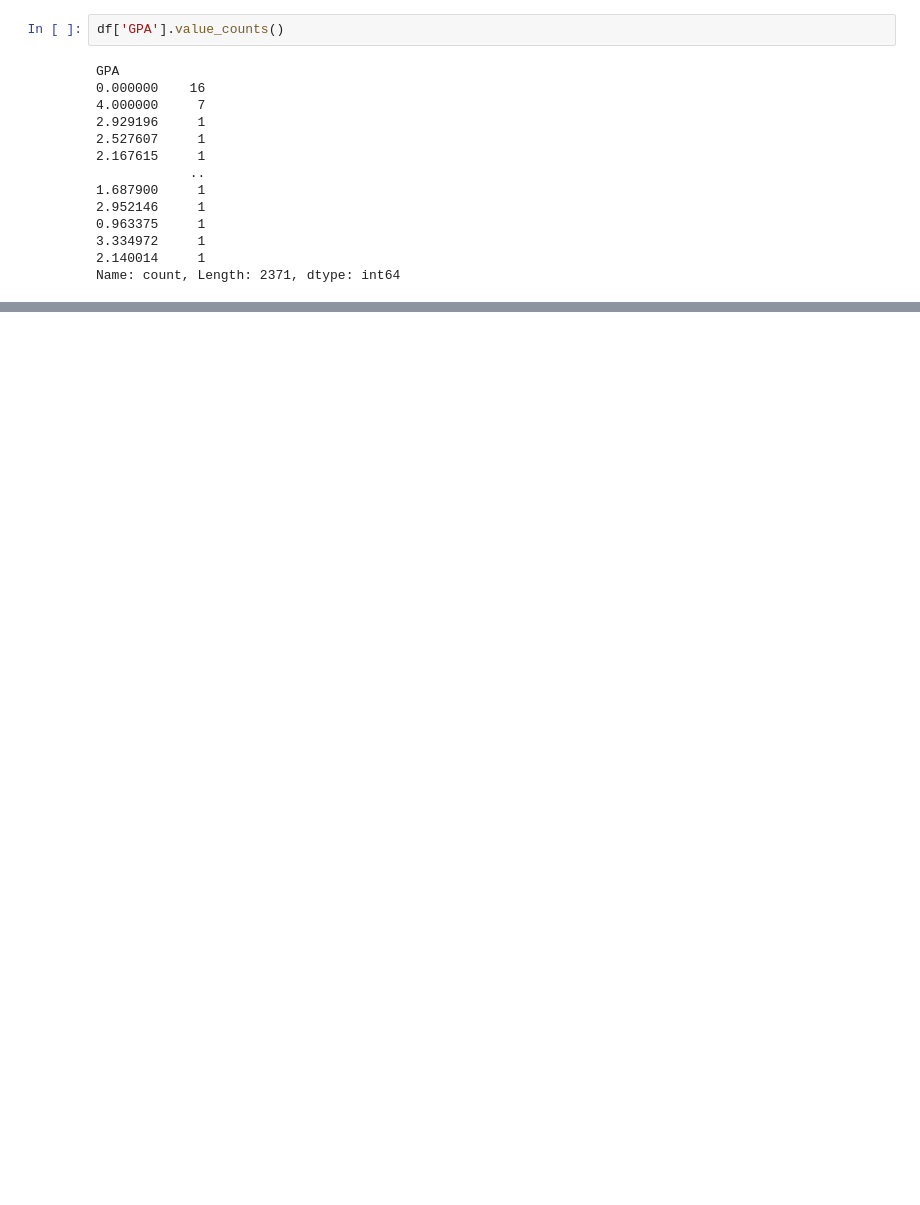
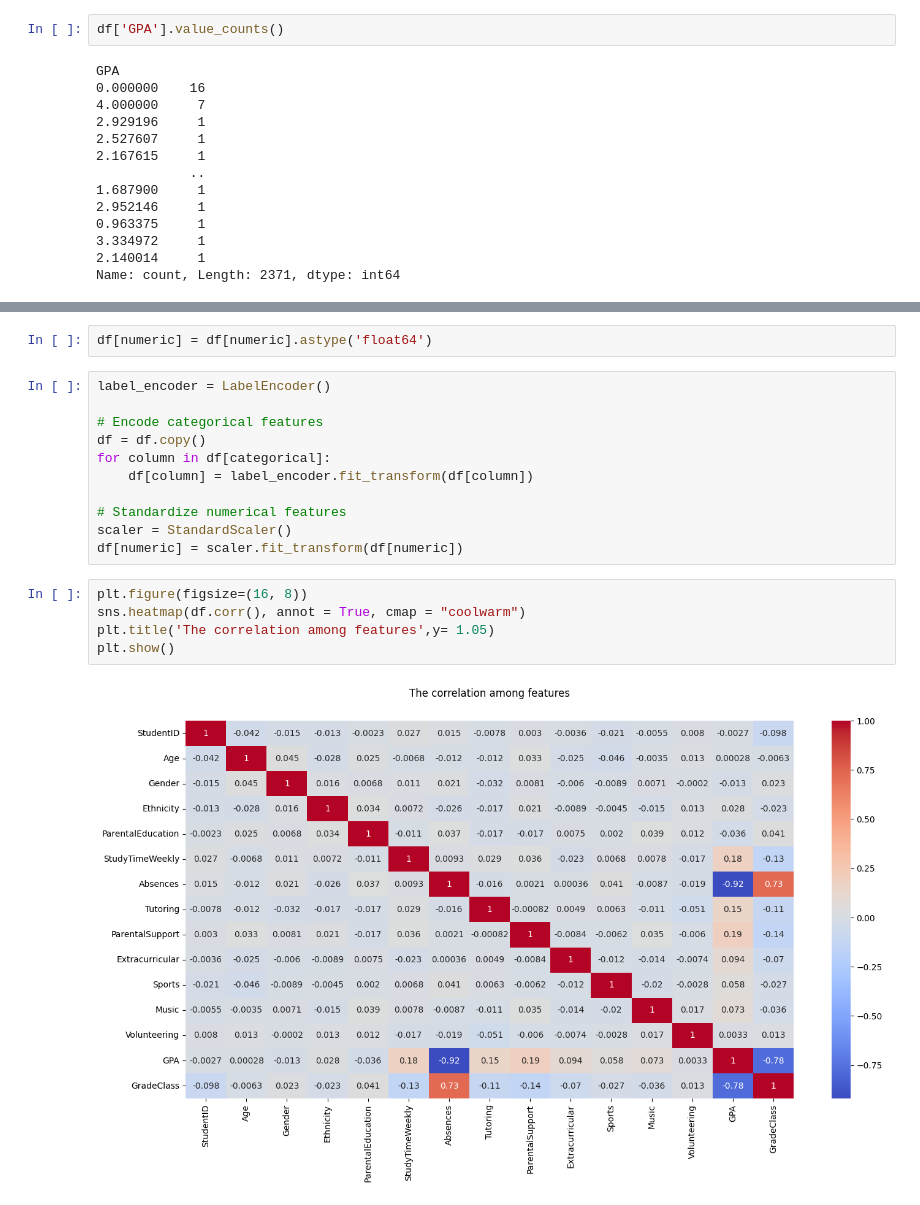
Before and after one commit to shreyash-jais-02/Student-Performance, a Jupyter notebook: Student_performance.ipynb, the cells around one changed output, grey strips where cells are left out. Saved outputs shown, nothing was run; the diff lists cells and outputs as text; blank space fills up the shorter version.

```diff
--- a/Student_performance.ipynb
+++ b/Student_performance.ipynb
@@ -150 +154,21 @@ Numerical features: ['StudyTimeWeekly', 'Absences', 'GPA']
 Categorical features: ['Age', 'Gender', 'Ethnicity', 'ParentalEducation', 'Tutoring', 'ParentalSupport', 'Extracurricular', 'Sports', 'Music', 'Volunteering', 'GradeClass']
+# %%
+df[numeric] = df[numeric].astype('float64')
+# %%
+label_encoder = LabelEncoder()
+
+# Encode categorical features
+df = df.copy()
+for column in df[categorical]:
+    df[column] = label_encoder.fit_transform(df[column])
+
+# Standardize numerical features
+scaler = StandardScaler()
+df[numeric] = scaler.fit_transform(df[numeric])
+# %%
+plt.figure(figsize=(16, 8))
+sns.heatmap(df.corr(), annot = True, cmap = "coolwarm")
+plt.title('The correlation among features',y= 1.05)
+plt.show()
+# %% [output]
+[figure, added]
```
Also changed, not shown: parts of 23 cells of this notebook.
